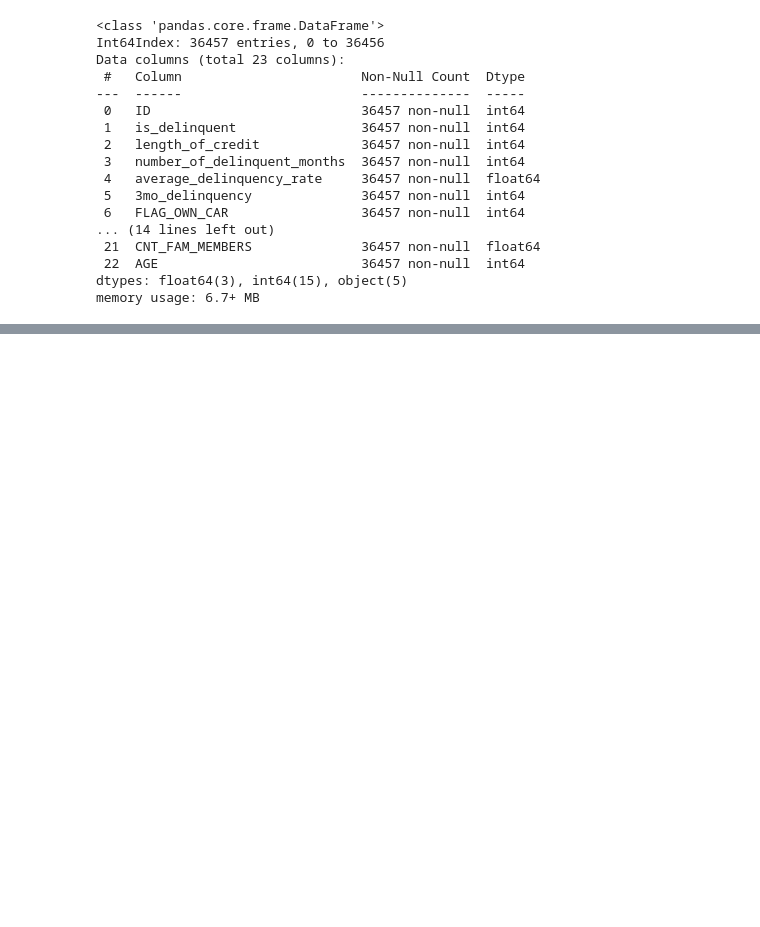
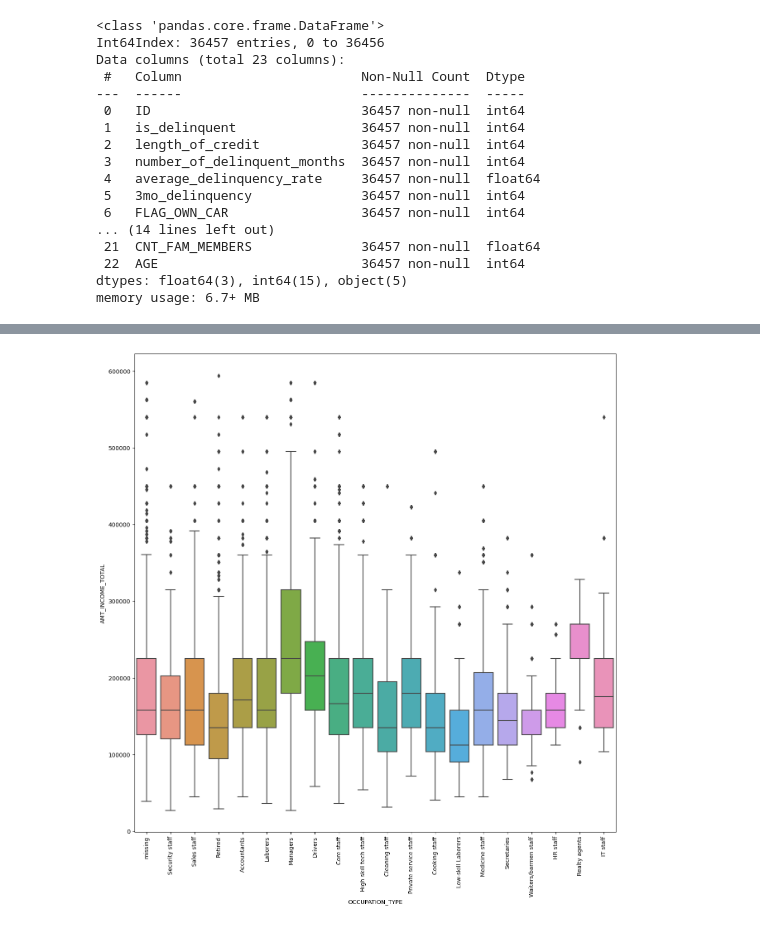
Before and after one commit to gabrielafichtner/credit-card-delinquency, a Jupyter notebook: Notebooks/01 - EDA.ipynb, the cells around one changed output, grey strips where cells are left out. Saved outputs shown, nothing was run; the diff lists cells and outputs as text; code cells hidden in the pictures; blank space fills up the shorter version.

```diff
--- a/Notebooks/01 - EDA.ipynb
+++ b/Notebooks/01 - EDA.ipynb
@@ -468,0 +502,6 @@ memory usage: 6.7+ MB
+# %%
+plt.figure(figsize = (15, 15))
+sns.boxplot(x='OCCUPATION_TYPE', y='AMT_INCOME_TOTAL', data=data_merged[data_merged['AMT_INCOME_TOTAL']<0.6e6])
+plt.xticks(rotation = 90);
+# %% [output]
+[figure, added]
```
Also changed, not shown: parts of 12 cells of this notebook.
